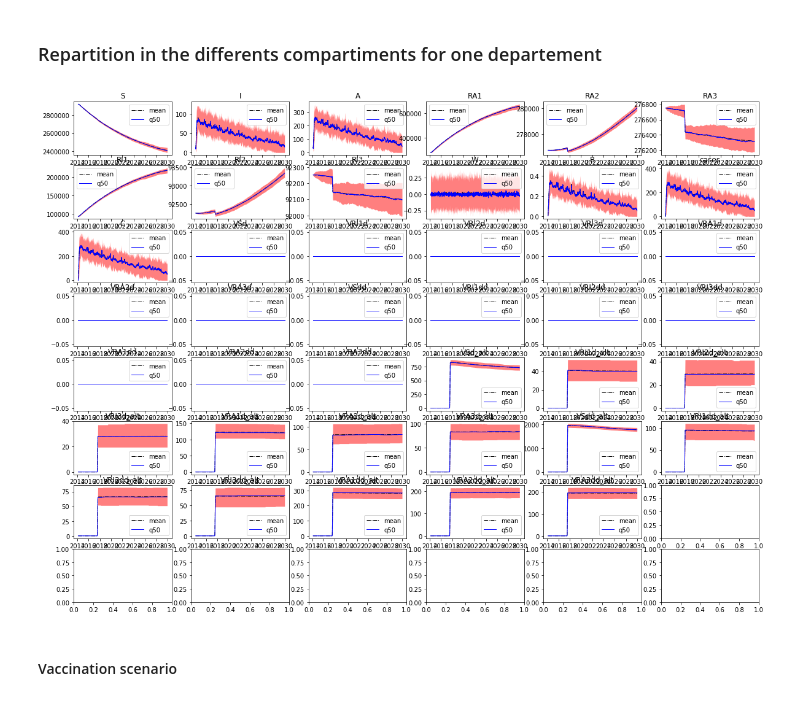
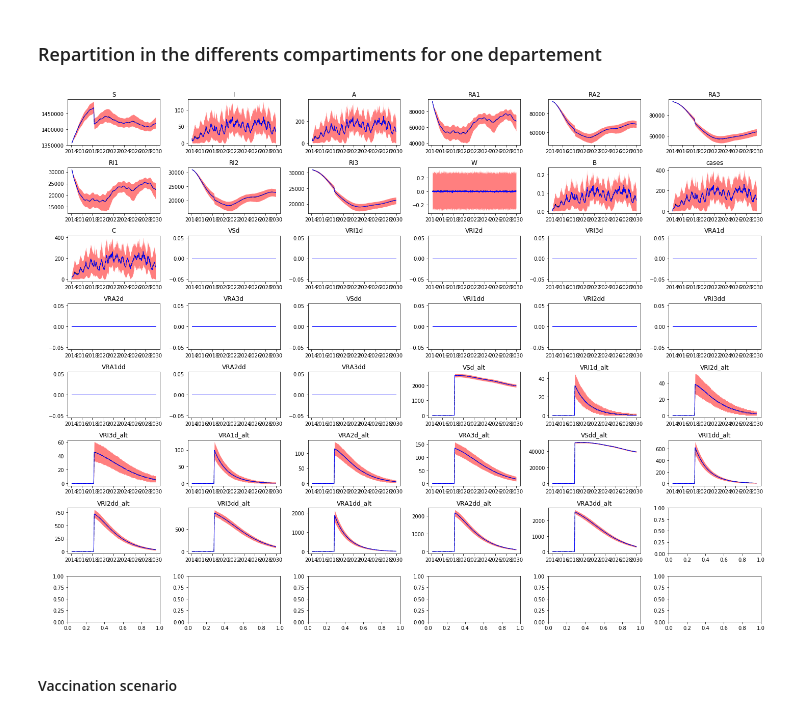
Before and after one commit to jcblemai/haiti-mass-ocv-campaign, a Jupyter notebook: forecast.ipynb, the cells around one changed output. Cells and saved outputs as stored; diff of their text form; code cells hidden in the pictures.

```diff
--- a/forecast.ipynb
+++ b/forecast.ipynb
@@ -41,7 +41,7 @@ t_for = datetime.date(2029,12,20)
 
 index = pd.DatetimeIndex(start =  t_start,  end = t_for, freq = 'W-SAT')
 
-nsim = 100
+nsim = 1000
 run_lvl = 3
 n_proc = 5
 # %%
@@ -247,20 +251,23 @@ fig.tight_layout()
 # %% [markdown]
 ### Repartition in the differents compartiments for one departement
 # %%
-dp = 'Ouest'
+dp = 'Artibonite'
+ti = input_parameters['t_start']
+tf = input_parameters['t_end']
+tf = t_for
 fig, axes = plt.subplots((len(compartments))//5, 6, figsize=(20,15), squeeze = True);
 axes = axes.flatten();
 for i, comp in enumerate(compartments):
-    axes[i].fill_between(all_data[dp][comp]['q05'].index, all_data[dp][comp]['q05'], all_data[dp][comp]['q95'], alpha = .5, color = 'red', linewidth = 0)
-    axes[i].plot(all_data[dp][comp]['mean'], linewidth=1, alpha = 1,linestyle='-.', color = 'black')
-    axes[i].plot(all_data[dp][comp]['q50'], alpha = 1,linestyle='-', linewidth = 1, color = 'blue')
+    axes[i].fill_between(all_data[dp][comp]['q05'][ti:tf].index, all_data[dp][comp]['q05'][ti:tf], all_data[dp][comp]['q95'][ti:tf], alpha = .5, color = 'red', linewidth = 0)
+    axes[i].plot(all_data[dp][comp]['mean'][ti:tf], linewidth=1, alpha = 1,linestyle='-.', color = 'black')
+    axes[i].plot(all_data[dp][comp]['q50'][ti:tf], alpha = 1,linestyle='-', linewidth = 1, color = 'blue')
     axes[i].set_title(comp)
-    axes[i].legend()
+    #axes[i].legend()
     #axes[i].set_ylim(0)
 
-#fig.tight_layout()
+fig.tight_layout()
 # %% [output]
-[figure, old version]
+[figure, new version]
 # %% [markdown]
 #### Vaccination scenario
 # %%
```
Also changed, not shown: parts of 6 cells of this notebook, 2 other files.
